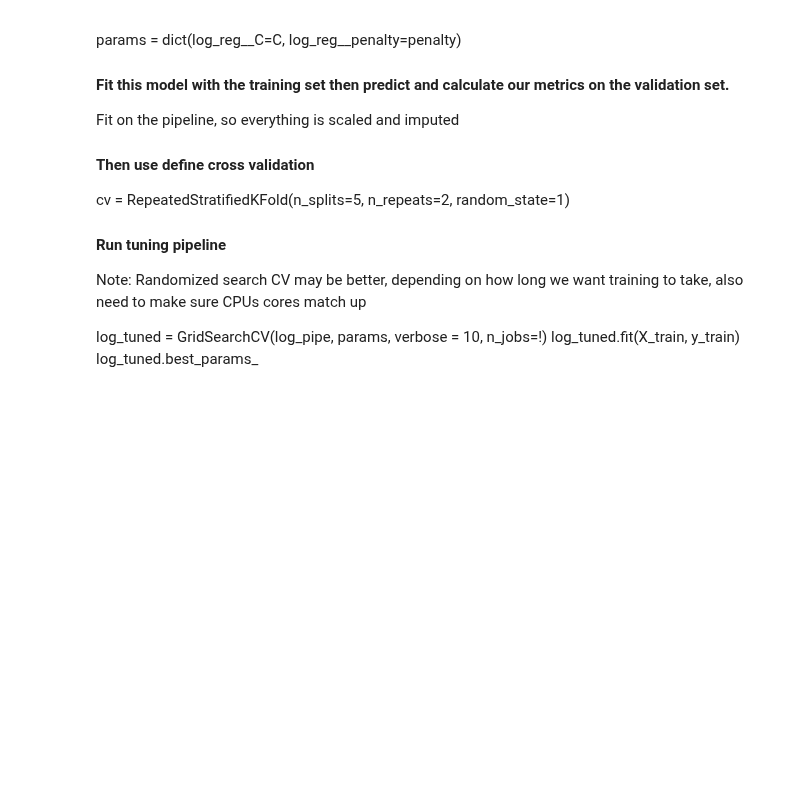
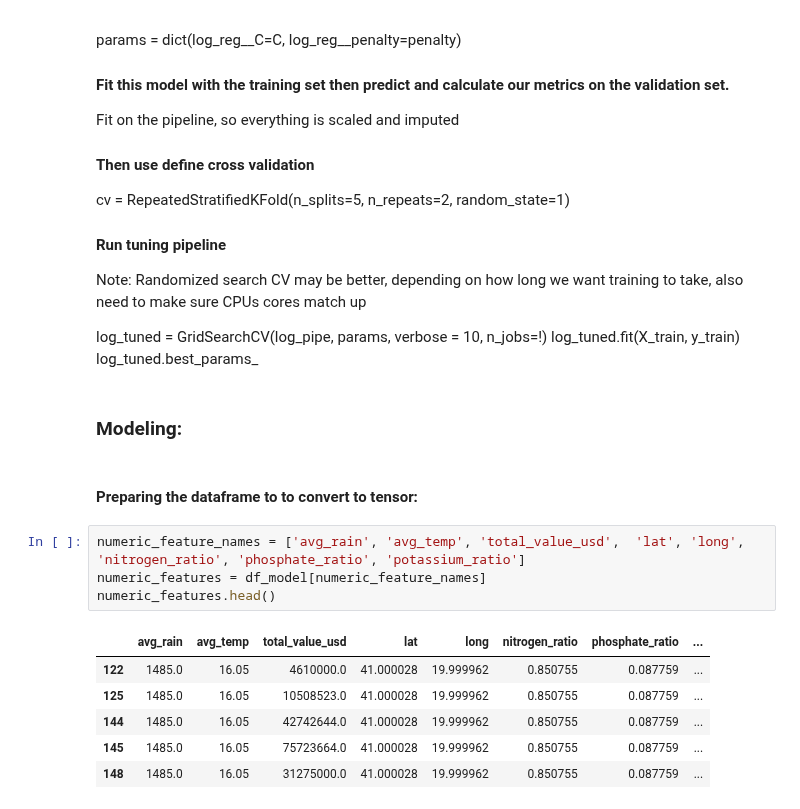
Before and after one commit to hunterblum/CloudFinal-Team1, a Jupyter notebook: Cloud_Team1.ipynb, the cells around one changed output. Cells and saved outputs as stored; diff of their text form; blank space fills up the shorter version.

Commit message:
converting data to tensor

```diff
--- a/Cloud_Team1.ipynb
+++ b/Cloud_Team1.ipynb
@@ -824,3 +817,18 @@ Note: Randomized search CV may be better, depending on how long we want training
 log_tuned = GridSearchCV(log_pipe, params, verbose = 10, n_jobs=!)
 log_tuned.fit(X_train, y_train)
 log_tuned.best_params_
+# %% [markdown]
+### Modeling:
+# %% [markdown]
+#### Preparing the dataframe to to convert to tensor:
+# %%
+numeric_feature_names = ['avg_rain', 'avg_temp', 'total_value_usd',  'lat', 'long', 'nitrogen_ratio', 'phosphate_ratio', 'potassium_ratio']
+numeric_features = df_model[numeric_feature_names]
+numeric_features.head()
+# %% [output]
+|  | avg_rain | avg_temp | total_value_usd | lat | long | nitrogen_ratio | phosphate_ratio | ... |
+| 122 | 1485.0 | 16.05 | 4610000.0 | 41.000028 | 19.999962 | 0.850755 | 0.087759 | ... |
+| 125 | 1485.0 | 16.05 | 10508523.0 | 41.000028 | 19.999962 | 0.850755 | 0.087759 | ... |
+| 144 | 1485.0 | 16.05 | 42742644.0 | 41.000028 | 19.999962 | 0.850755 | 0.087759 | ... |
+| 145 | 1485.0 | 16.05 | 75723664.0 | 41.000028 | 19.999962 | 0.850755 | 0.087759 | ... |
+| 148 | 1485.0 | 16.05 | 31275000.0 | 41.000028 | 19.999962 | 0.850755 | 0.087759 | ... |
```
Also changed, not shown: parts of 24 cells of this notebook, 1 other file.
